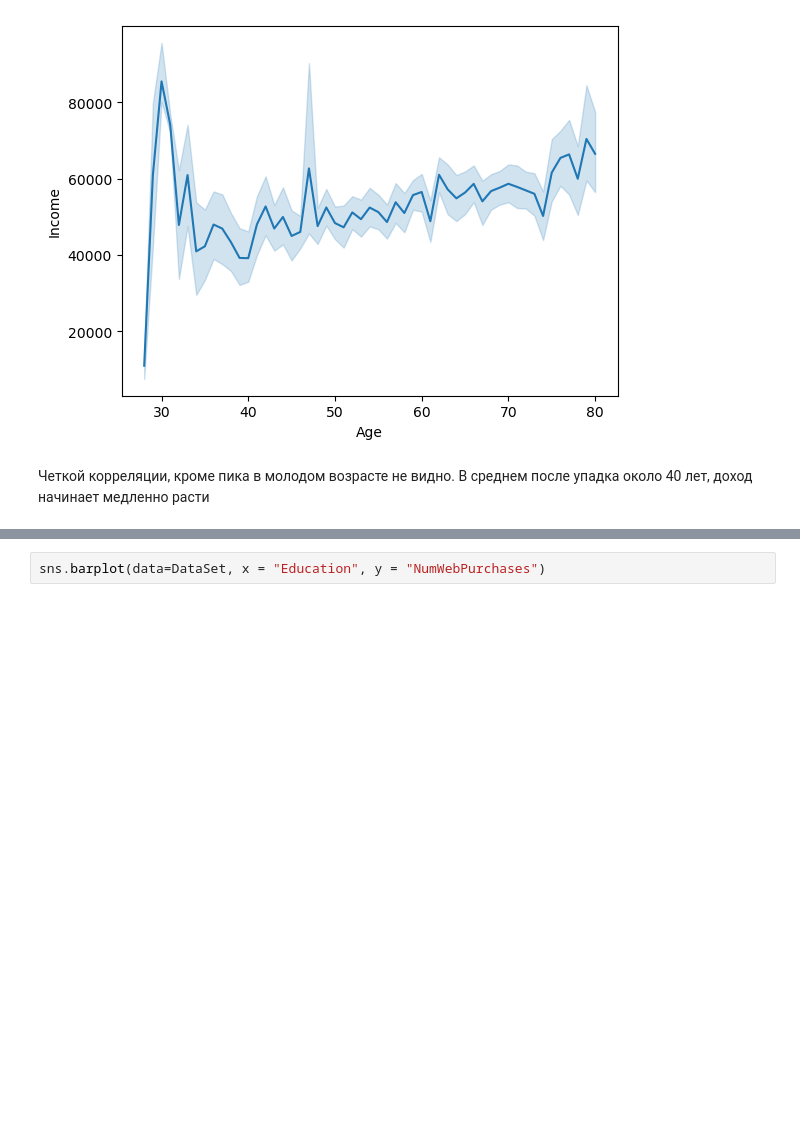
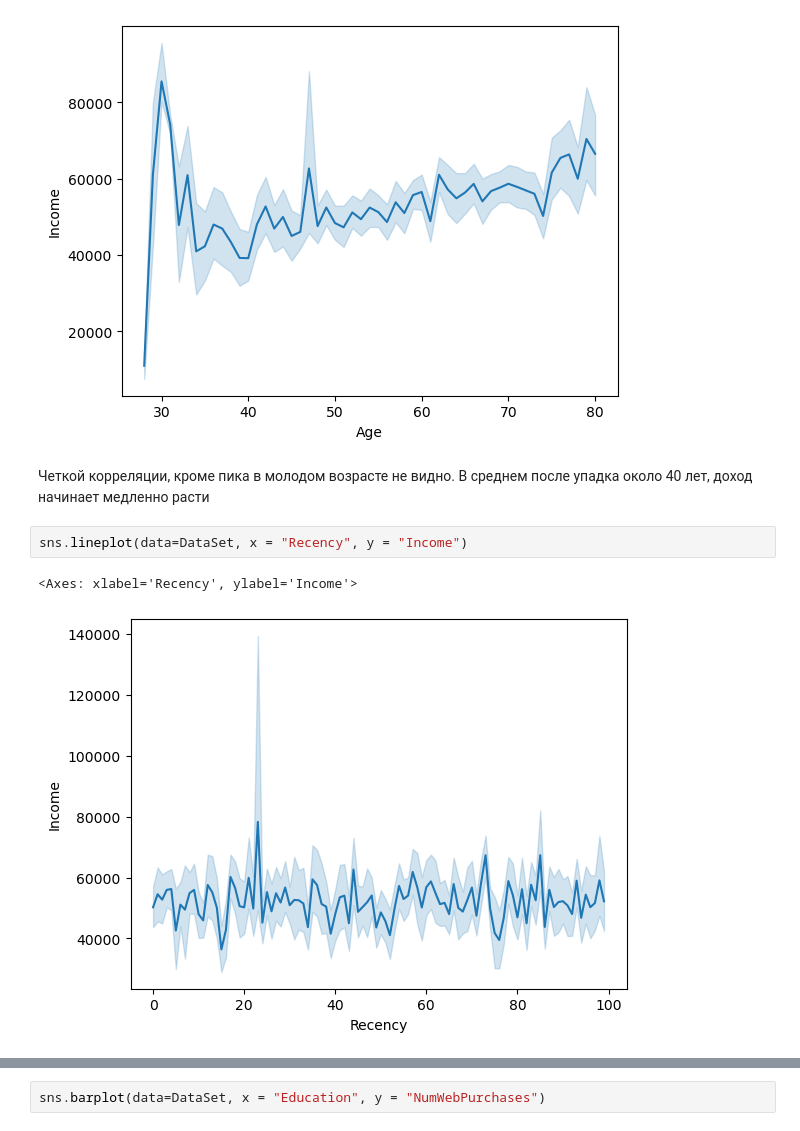
Before and after one commit to ArtemCh101/MachineLearningHSE, a Jupyter notebook: notebooks/02-homework.ipynb, the cells around one changed output, grey strips where cells are left out. Drawn from its saved outputs; the diff is of its cells as text; blank space fills up the shorter version.

Commit message:
Added more graphs

```diff
--- a/notebooks/02-homework.ipynb
+++ b/notebooks/02-homework.ipynb
@@ -85,3 +85,8 @@ sns.lineplot(data=DataSet[DataSet['Age'] <= 80], x = "Age", y = "Income")
 [figure]
 # %% [markdown]
 Четкой корреляции, кроме пика в молодом возрасте не видно. В среднем после упадка около 40 лет, доход начинает медленно расти
+# %%
+sns.lineplot(data=DataSet, x = "Recency", y = "Income")
+# %% [output]
+<Axes: xlabel='Recency', ylabel='Income'>
+[figure, added]
```
Also changed, not shown: parts of 50 cells of this notebook.
